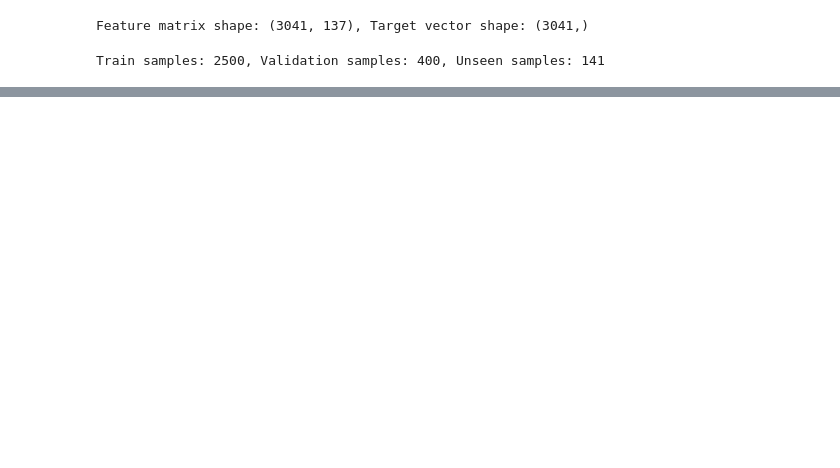
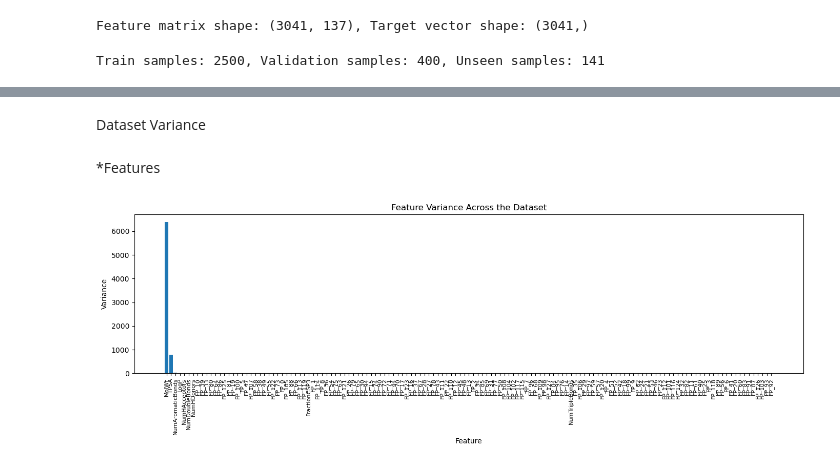
Before and after one commit to submerged-in-matrix/materials-ml-projects-, a Jupyter notebook: Projects/P_4_MP_Pred_2_Lvl_Ensemble/P_4_MP_Pred_2_Lvl_Ensemble.ipynb, the cells around one changed output, grey strips where cells are left out. Saved outputs shown, nothing was run; the diff lists cells and outputs as text; code cells hidden in the pictures; blank space fills up the shorter version.

```diff
--- a/Projects/P_4_MP_Pred_2_Lvl_Ensemble/P_4_MP_Pred_2_Lvl_Ensemble.ipynb
+++ b/Projects/P_4_MP_Pred_2_Lvl_Ensemble/P_4_MP_Pred_2_Lvl_Ensemble.ipynb
@@ -220,0 +253,22 @@ display(Markdown(r"""
+# %% [markdown]
+Dataset Variance
+# %% [markdown]
+*Features
+# %%
+# Compute variance for each feature
+variances = X.var()
+
+# Sort by variance, highest first
+variances_sorted = variances.sort_values(ascending=False)
+
+# Plot
+plt.figure(figsize=(14, 5))
+plt.bar(range(len(variances_sorted)), variances_sorted.values)
+plt.xticks(range(len(variances_sorted)), variances_sorted.index, rotation=90, fontsize=8)
+plt.xlabel("Feature")
+plt.ylabel("Variance")
+plt.title("Feature Variance Across the Dataset")
+plt.tight_layout()
+plt.show()
+# %% [output]
+[figure, added]
```
Also changed, not shown: parts of 16 cells of this notebook.
